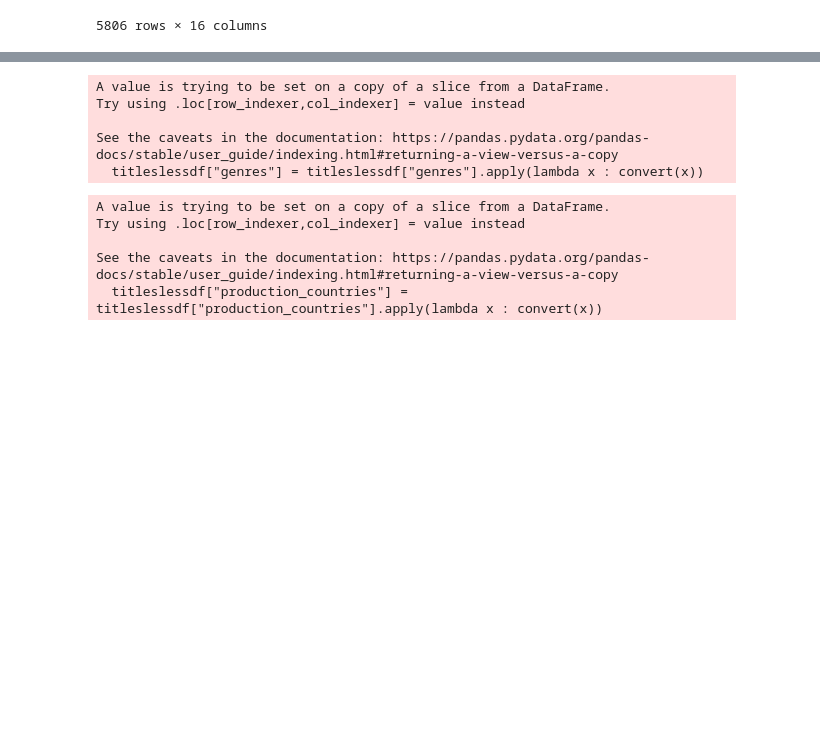
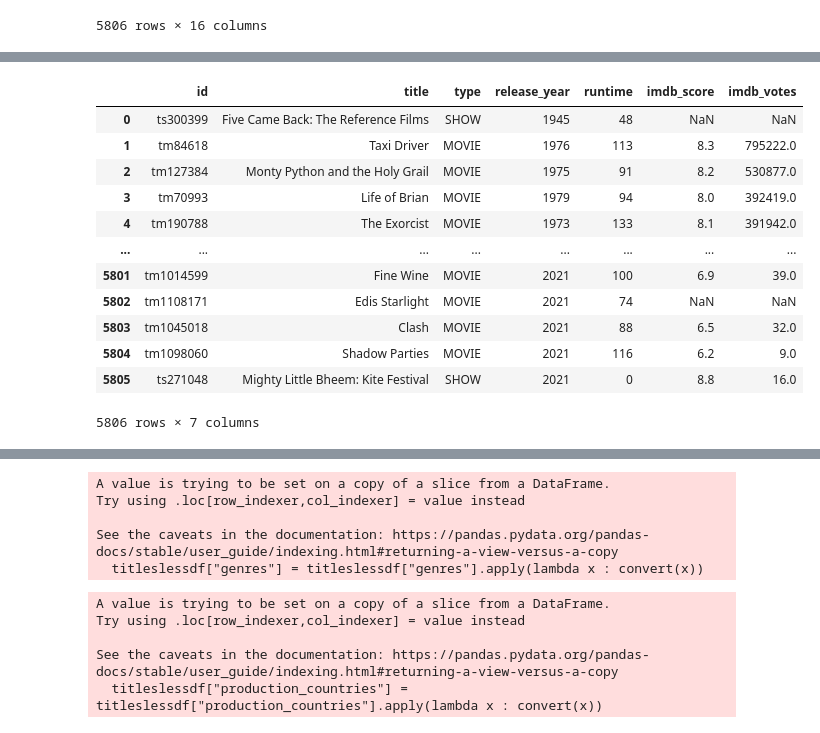
Before and after one commit to do46/IR_Netflix_TVShows_Movies_VAD, a Jupyter notebook: Python_Panda/datapreprocessing.ipynb, the cells around one changed output, grey strips where cells are left out. Drawn from its saved outputs; the diff is of its cells as text; code cells hidden in the pictures; blank space fills up the shorter version.

```diff
--- a/Python_Panda/datapreprocessing.ipynb
+++ b/Python_Panda/datapreprocessing.ipynb
@@ -39,4 +39,4 @@ titlesdf
 # %%
 titleslessdf = titlesdf[["id","title","type","release_year","runtime","genres","production_countries","seasons","imdb_score","imdb_votes","tmdb_popularity","tmdb_score"]]
 # %%
-titleslesslessdf = titleslessdf[["id","title","type","release_year","runtime","imdb_score","imdb_votes"]]
+titleslesslessdf = titleslessdf[["id","title","type","release_year","runtime","imdb_score","imdb_votes","tmdb_popularity","tmdb_score"]]
@@ -56,0 +43,16 @@ titleslesslessdf = titleslessdf[["id","title","type","release_year","runtime","i
+# %%
+titleslesslessdf
+# %% [output]
+|  | id | title | type | release_year | runtime | imdb_score | imdb_votes |
+| 0 | ts300399 | Five Came Back: The Reference Films | SHOW | 1945 | 48 | NaN | NaN |
+| 1 | tm84618 | Taxi Driver | MOVIE | 1976 | 113 | 8.3 | 795222.0 |
+| 2 | tm127384 | Monty Python and the Holy Grail | MOVIE | 1975 | 91 | 8.2 | 530877.0 |
+| 3 | tm70993 | Life of Brian | MOVIE | 1979 | 94 | 8.0 | 392419.0 |
+| 4 | tm190788 | The Exorcist | MOVIE | 1973 | 133 | 8.1 | 391942.0 |
+| ... | ... | ... | ... | ... | ... | ... | ... |
+| 5801 | tm1014599 | Fine Wine | MOVIE | 2021 | 100 | 6.9 | 39.0 |
+| 5802 | tm1108171 | Edis Starlight | MOVIE | 2021 | 74 | NaN | NaN |
+| 5803 | tm1045018 | Clash | MOVIE | 2021 | 88 | 6.5 | 32.0 |
+| 5804 | tm1098060 | Shadow Parties | MOVIE | 2021 | 116 | 6.2 | 9.0 |
+| 5805 | ts271048 | Mighty Little Bheem: Kite Festival | SHOW | 2021 | 0 | 8.8 | 16.0 |
+5806 rows × 7 columns
```
Also changed, not shown: parts of 7 cells of this notebook, 9 other files.
